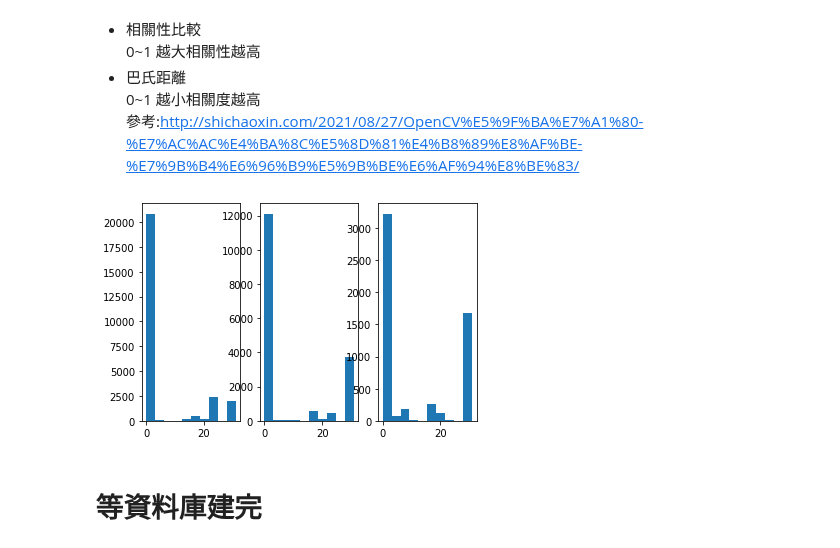
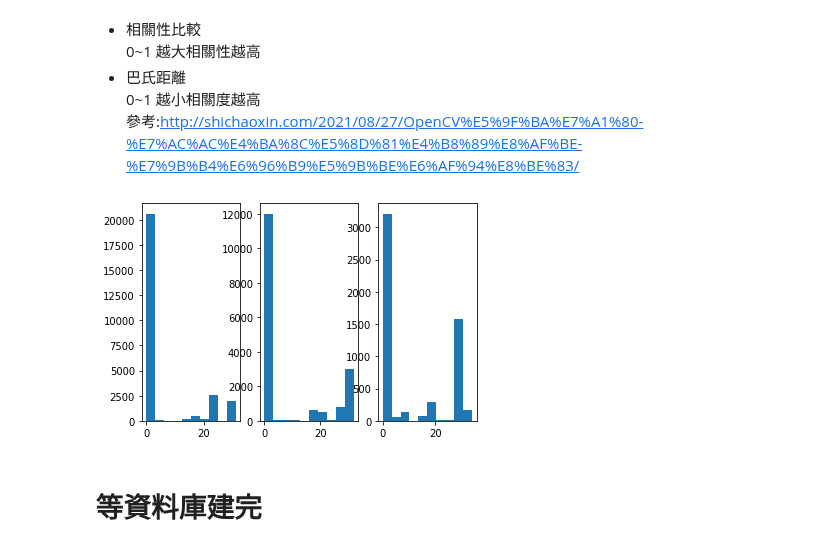
Before and after one commit to fxz200/detection, a Jupyter notebook: flower.ipynb, the cells around one changed output. Saved outputs shown, nothing was run; the diff lists cells and outputs as text; code cells hidden in the pictures.

```diff
--- a/flower.ipynb
+++ b/flower.ipynb
@@ -42,6 +42,3 @@ img=cv2.cvtColor(img,cv2.COLOR_BGR2HSV)
 cv2.imwrite('oxx1.jpeg', img)
 cv2.waitKey(0)
 cv2.destroyAllWindows()
-for i in img :
-
-    print(i)
@@ -80,11 +59,11 @@ def HSV_differentiate(HSV):
     h=HSV[0]*2
     s=HSV[1]*100/255
     v=HSV[2]*100/255
-    if v>0 and v<=20:
+    if  v<20:
         l=0
-    elif 0<s<=20 and 20<=v<80 :
+    elif s<20 and 20<=v<80 :
         l=math.floor(((v/100-0.2)*10))+1
-    elif 0<s<=20 and 20<v<=100:
+    elif s<20 and 80<=v<=100:
         l=7
     else:
         if h>22 and h<=45:
@@ -98,7 +77,7 @@ def HSV_differentiate(HSV):
         elif h>186 and h<=278:
             H=5
         elif h>278 or h<=330:
-            H=0
+            H=6
         else:H=0
         if s>20 and s<=65:
             S=0
@@ -198,9 +177,9 @@ def Cut(img):
     imgAddMask1 = cv2.add(img1, np.zeros(np.shape(img1), dtype=np.uint8), mask=mask1)
     imgAddMask2 = cv2.add(img2, np.zeros(np.shape(img2), dtype=np.uint8), mask=mask2)
     imgAddMask3 = cv2.add(img3, np.zeros(np.shape(img3), dtype=np.uint8), mask=MASK3)
-    cv2.imwrite("cut1_"+name[-2]+"_"+name[-1], imgAddMask1)
-    cv2.imwrite("cut2_"+name[-2]+"_"+name[-1], imgAddMask2)
-    cv2.imwrite("cut3_"+name[-2]+"_"+name[-1], imgAddMask3)
+    cv2.imwrite("cuts/cut1_"+name[-2]+"_"+name[-1], imgAddMask1)
+    cv2.imwrite("cuts/cut2_"+name[-2]+"_"+name[-1], imgAddMask2)
+    cv2.imwrite("cuts/cut3_"+name[-2]+"_"+name[-1], imgAddMask3)
 
 
 Cut("C:/flowerpic/jpeg-224x224/val/iris/12769.jpeg")
@@ -457,24 +436,24 @@ def Compare_Hist(h1,h2):
 # %%
 
 #"C:/flowerpic/jpeg-224x224/val/iris/12769.jpeg"
 def To_Data(img):
     name=img.split("/")
     Cut(img)
-    H1,H2,H3=Color_hist("cut1_"+name[-2]+"_"+name[-1],
-                        "cut2_"+name[-2]+"_"+name[-1],
-                        "cut3_"+name[-2]+"_"+name[-1])
-    H2_remake=[]
-    H3_remake=[]
-    for i in H2:
-        H2_remake.append(i*2)
-    for i in H3:
-        H3_remake.append(i*3)
-    H=H1+H2_remake+H3_remake
-    return H
+    H1,H2,H3=Color_hist("cuts/cut1_"+name[-2]+"_"+name[-1],
+                        "cuts/cut2_"+name[-2]+"_"+name[-1],
+                        "cuts/cut3_"+name[-2]+"_"+name[-1])
+    #H2_remake=[]
+    #H3_remake=[]
+    #for i in H2:
+        #H2_remake.append(i+"2")
+    #for i in H3:
+        #H3_remake.append(i+"2")
+    #H=H1+H2_remake+H3_remake
+    return H1,H2,H3
 
-H=To_Data("C:/flowerpic/jpeg-224x224/val/iris/12769.jpeg")
+H1,H2,H3=To_Data("C:/flowerpic/jpeg-224x224/val/iris/12769.jpeg")
 # %% [output]
-[figure, old version]
+[figure, new version]
 # %% [markdown]
 等資料庫建完
 ===
```
Also changed, not shown: parts of 3 cells of this notebook, 14 other files.
